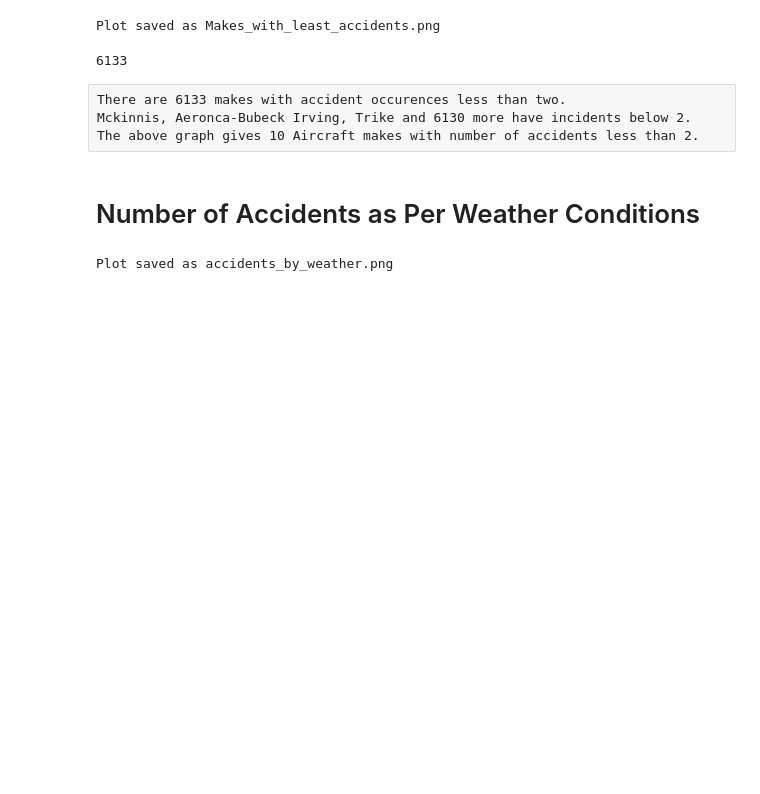
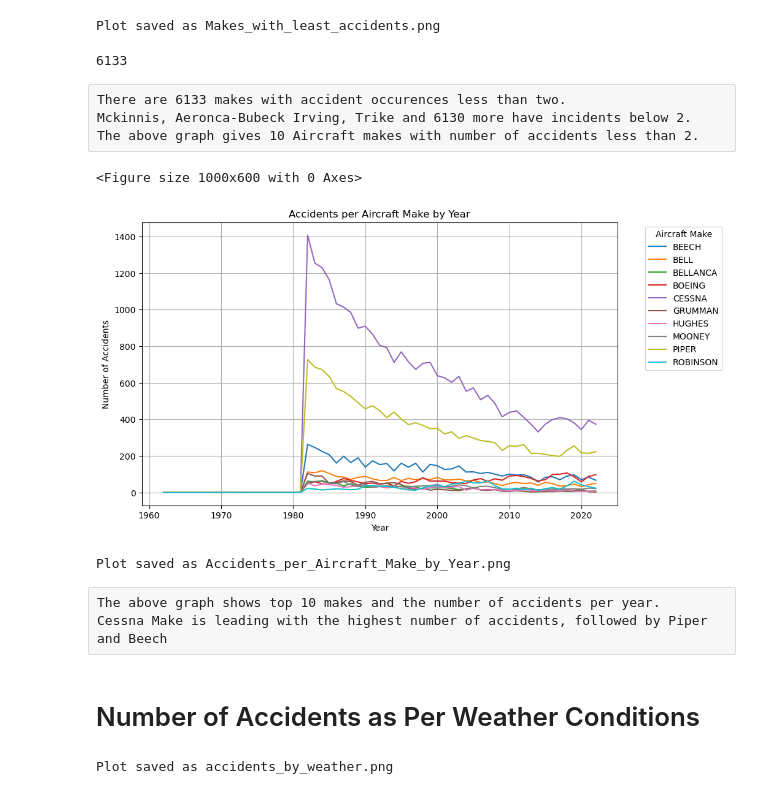
Before and after one commit to PatriciaNgari/Aircraft-Risk-Assessment, a Jupyter notebook: Risk_Assessment_of_Aircraft.ipynb, the cells around one changed output. Drawn from its saved outputs; the diff is of its cells as text; code cells hidden in the pictures; blank space fills up the shorter version.

Commit message:
new graph

```diff
--- a/Risk_Assessment_of_Aircraft.ipynb
+++ b/Risk_Assessment_of_Aircraft.ipynb
@@ -323,6 +323,35 @@ makes_less_than_2.sum()
 There are 6133 makes with accident occurences less than two.
 Mckinnis, Aeronca-Bubeck Irving, Trike and 6130 more have incidents below 2.
 The above graph gives 10 Aircraft makes with number of accidents less than 2.
+# %%
+aviation_data['Year'] = aviation_data['Event.Date'].dt.year
+accidents_per_make_year = aviation_data.groupby(['Make', 'Year']).size().reset_index(name='Accidents')
+
+top_makes = accidents_per_make_year.groupby('Make')['Accidents'].sum().nlargest(10).index
+filtered_data = accidents_per_make_year[accidents_per_make_year['Make'].isin(top_makes)]
+
+# Pivot the data for plotting
+pivot_table = filtered_data.pivot(index='Year', columns='Make', values='Accidents').fillna(0)
+
+# Plot the data
+plt.figure(figsize=(10, 6))
+pivot_table.plot(kind='line', figsize=(10, 6))
+plt.title('Accidents per Aircraft Make by Year')
+plt.xlabel('Year')
+plt.ylabel('Number of Accidents')
+plt.legend(title='Aircraft Make', bbox_to_anchor=(1.05, 1), loc='upper left')
+plt.grid(True)
+image_path = 'Accidents_per_Aircraft_Make_by_Year.png'
+plt.savefig(image_path, bbox_inches='tight')
+plt.show()
+print(f"Plot saved as {image_path}")
+# %% [output]
+<Figure size 1000x600 with 0 Axes>
+[figure, added]
+Plot saved as Accidents_per_Aircraft_Make_by_Year.png
+# %% [raw]
+The above graph shows top 10 makes and the number of accidents per year.
+Cessna Make is leading with the highest number of accidents, followed by Piper and Beech
 # %% [markdown]
 # Number of Accidents as Per Weather Conditions
 # %%
```
Also changed, not shown: 2 other files.
